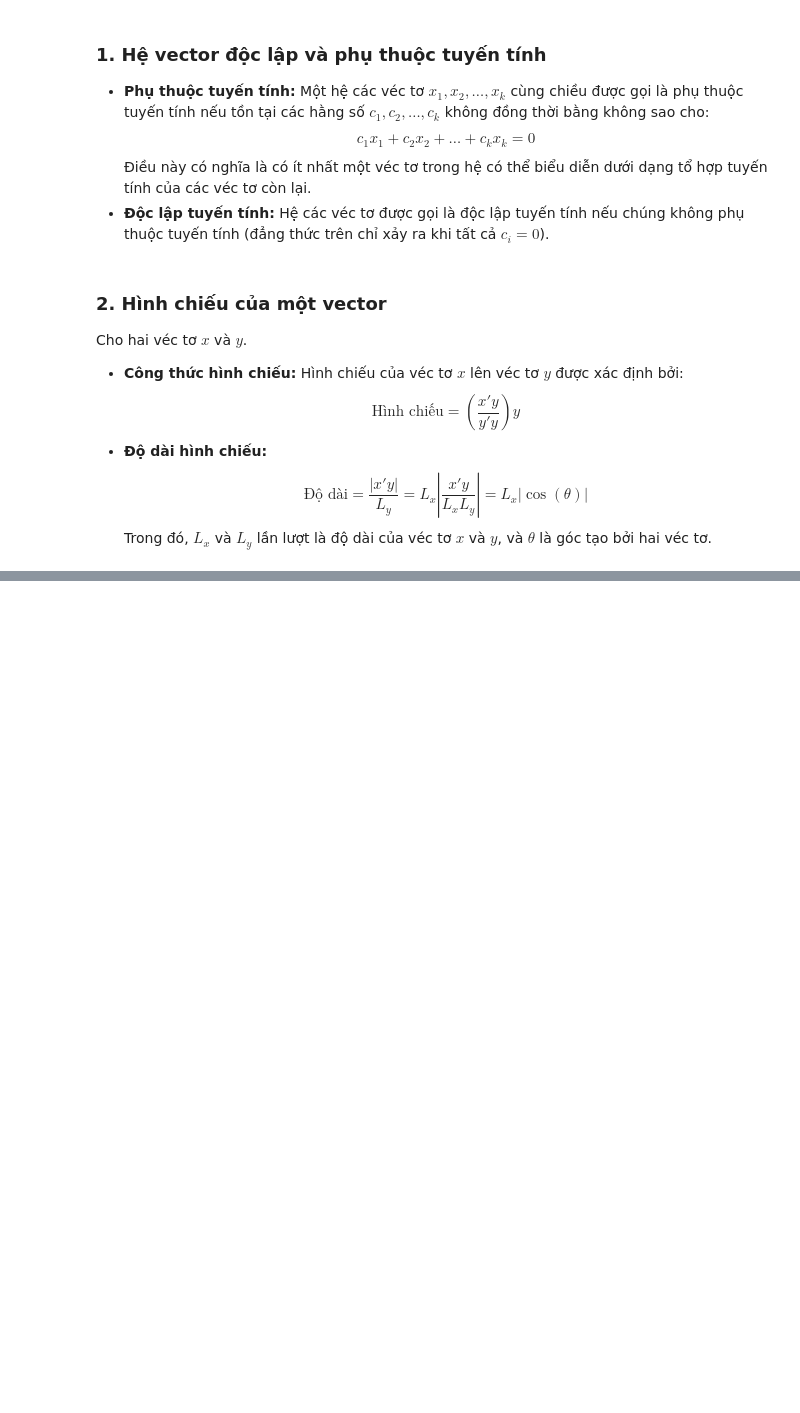
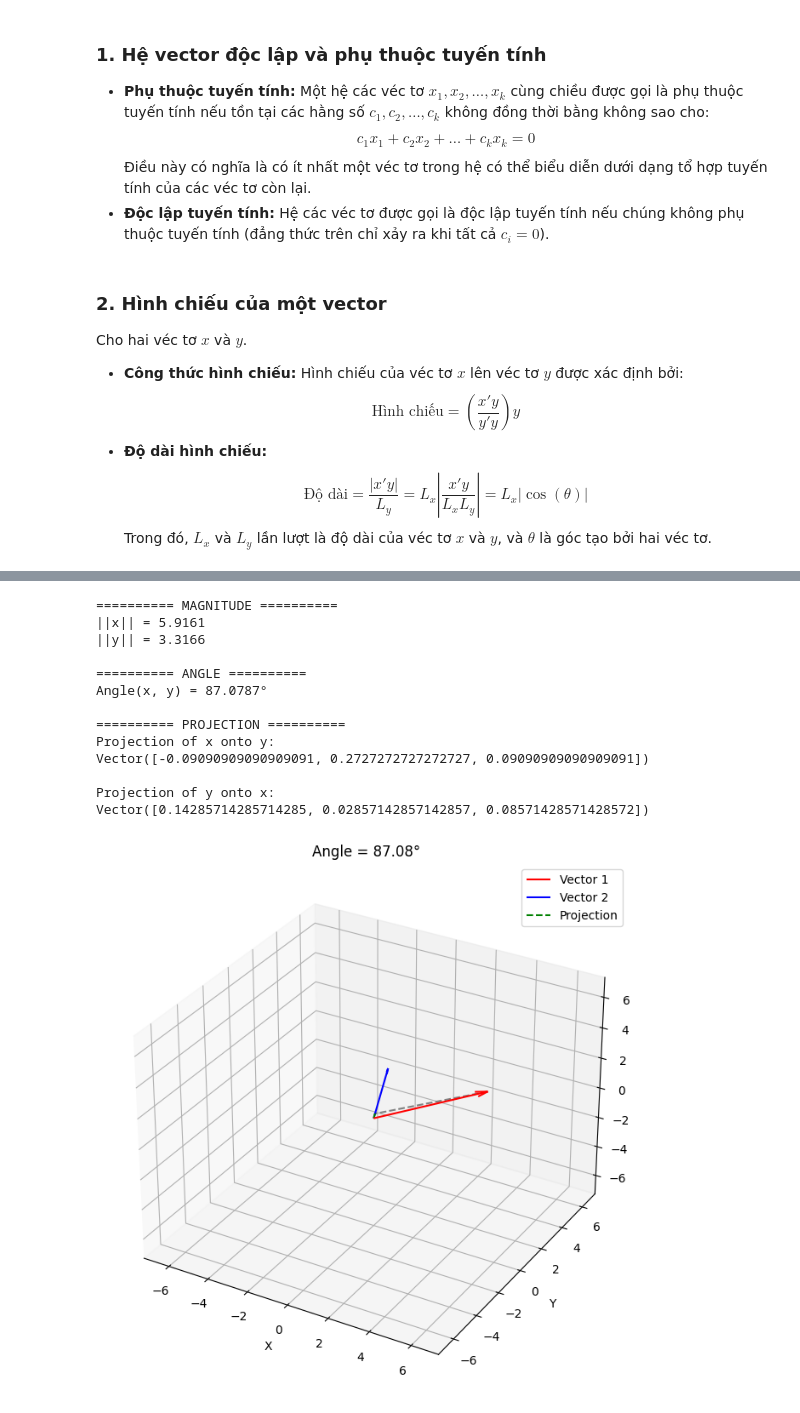
Before and after one commit to DungTran1201/probability-statistics, a Jupyter notebook: notenooks/1.vector.ipynb, the cells around one changed output, grey strips where cells are left out. Drawn from its saved outputs; the diff is of its cells as text; code cells hidden in the pictures; blank space fills up the shorter version.

```diff
--- a/notenooks/1.vector.ipynb
+++ b/notenooks/1.vector.ipynb
@@ -87,0 +35,47 @@ Véc-tơ hình chiếu của x lên y: [3. 0.]
+# %%
+from core.vector import Vector
+from core.relation import VectorRelation
+from visualization.plotter import VectorPlotter
+
+x = Vector([5, 1, 3])
+y = Vector([-1, 3, 1])
+relation = VectorRelation(x, y)
+
+print("\n========== MAGNITUDE ==========")
+print(f"||x|| = {x.magnitude():.4f}")
+print(f"||y|| = {y.magnitude():.4f}")
+
+print("\n========== ANGLE ==========")
+print(
+    f"Angle(x, y) = "
+    f"{relation.angle_degrees():.4f}°"
+)
+
+print("\n========== PROJECTION ==========")
+print("Projection of x onto y:")
+print(relation.projection_v1_on_v2())
+
+print("\nProjection of y onto x:")
+print(relation.projection_v2_on_v1())
+
+plotter = VectorPlotter()
+plotter.plot_3d(
+    vector1=x,
+    vector2=y,
+    show_projection=True
+)
+# %% [output]
+========== MAGNITUDE ==========
+||x|| = 5.9161
+||y|| = 3.3166
+
+========== ANGLE ==========
+Angle(x, y) = 87.0787°
+
+========== PROJECTION ==========
+Projection of x onto y:
+Vector([-0.09090909090909091, 0.2727272727272727, 0.09090909090909091])
+
+Projection of y onto x:
+Vector([0.14285714285714285, 0.02857142857142857, 0.08571428571428572])
+[figure, added]
```
Also changed, not shown: parts of 4 cells of this notebook, 10 other files.
